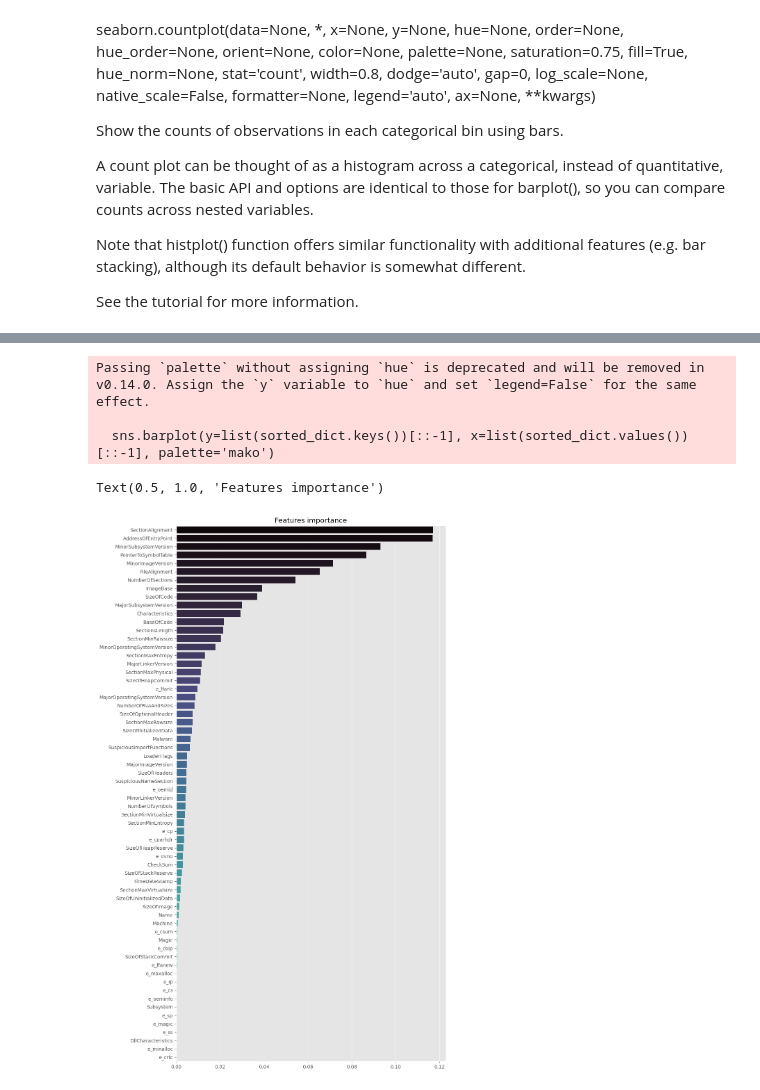
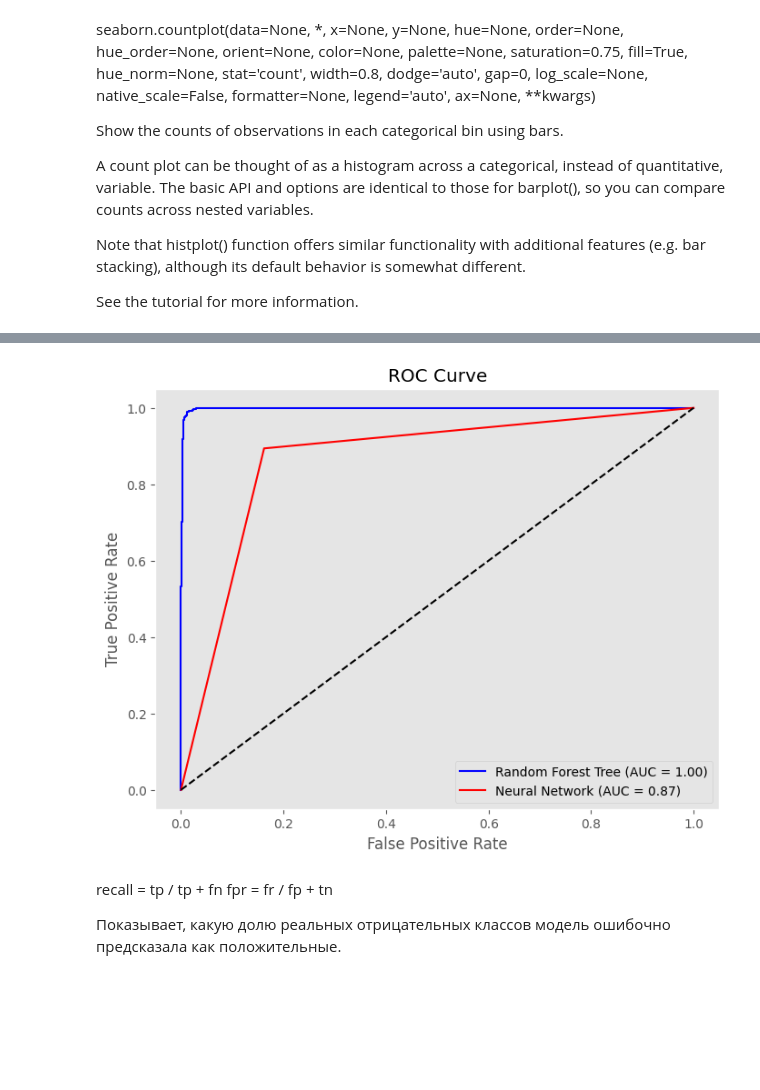
Before and after one commit to Anton-Bondarchuk/neural-network, a Jupyter notebook: lab1/task.ipynb, the cells around one changed output, grey strips where cells are left out. Saved outputs shown, nothing was run; the diff lists cells and outputs as text; code cells hidden in the pictures; blank space fills up the shorter version.

```diff
--- a/lab1/task.ipynb
+++ b/lab1/task.ipynb
@@ -177,0 +217,4 @@ Text(50.722222222222214, 0.5, 'True labels')
+# %%
+mlp = MLPClassifier(hidden_layer_sizes=(100, 40), activation='relu', solver='adam', max_iter=1000, random_state=42)
+mlp.fit(X_train, y_train)
+y_pred_nn = mlp.predict(X_test)
@@ -178,17 +246,38 @@ Text(50.722222222222214, 0.5, 'True labels')
+# %%
+# ROC-кривые
+y_pred_prob_rfc = rfc.predict_proba(X_test)[:, 1]
+y_pred_prob_nn = mlp.predict_proba(X_test)[:, 1]
+# %%
+fpr_rfc, tpr_rfc, _ = roc_curve(y_test, y_pred_prob_rfc)
+fpr_nn, tpr_nn, _ = roc_curve(y_test, y_pred_prob_nn)
+roc_auc_rfc = auc(fpr_rfc, tpr_rfc)
+roc_auc_nn = auc(fpr_nn, tpr_nn)
+
+plt.figure(figsize=(8, 6))
+plt.plot(fpr_rfc, tpr_rfc, label=f'Random Forest Tree (AUC = {roc_auc_rfc:.2f})', color='blue')
+plt.plot(fpr_nn, tpr_nn, label=f'Neural Network (AUC = {roc_auc_nn:.2f})', color='red')
+plt.plot([0, 1], [0, 1], 'k--')  # Линия случайной модели
+plt.xlabel('False Positive Rate')
+plt.ylabel('True Positive Rate')
+plt.title('ROC Curve')
+plt.legend()
+plt.grid()
+plt.show()
+# %% [output]
+[figure, added]
+# %% [markdown]
+recall = tp / tp + fn
+fpr = fr / fp + tn
+
+Показывает, какую долю реальных отрицательных классов модель ошибочно предсказала как положительные.
 # %%
 pkl_filename = "rf_model.pkl"
 with open(pkl_filename, 'wb') as file:
     pickle.dump(rfc, file)
 # %%
-importance = rfc.feature_importances_
-importance_dict = {data.columns.values[i]: importance[i] for i in range (len(importance))}
-sorted_dict = {k: v for k, v in sorted(importance_dict.items(), key=lambda item: item[1])}
-plt.figure(figsize=(10, 20))
-sns.barplot(y=list(sorted_dict.keys())[::-1], x=list(sorted_dict.values())[::-1], palette='mako')
-plt.title('Features importance')
+# importance = rfc.feature_importances_
+# importance_dict = {data.columns.values[i]: importance[i] for i in range (len(importance))}
+# sorted_dict = {k: v for k, v in sorted(importance_dict.items(), key=lambda item: item[1])}
+# plt.figure(figsize=(10, 20))
+# sns.barplot(y=list(sorted_dict.keys())[::-1], x=list(sorted_dict.values())[::-1], palette='mako')
+# plt.title('Features importance')
-# %% [output]
-Passing `palette` without assigning `hue` is deprecated and will be removed in v0.14.0. Assign the `y` variable to `hue` and set `legend=False` for the same effect.
-
-  sns.barplot(y=list(sorted_dict.keys())[::-1], x=list(sorted_dict.values())[::-1], palette='mako')
-Text(0.5, 1.0, 'Features importance')
-[figure, removed]
```
Also changed, not shown: parts of 19 cells of this notebook, 4 other files.
